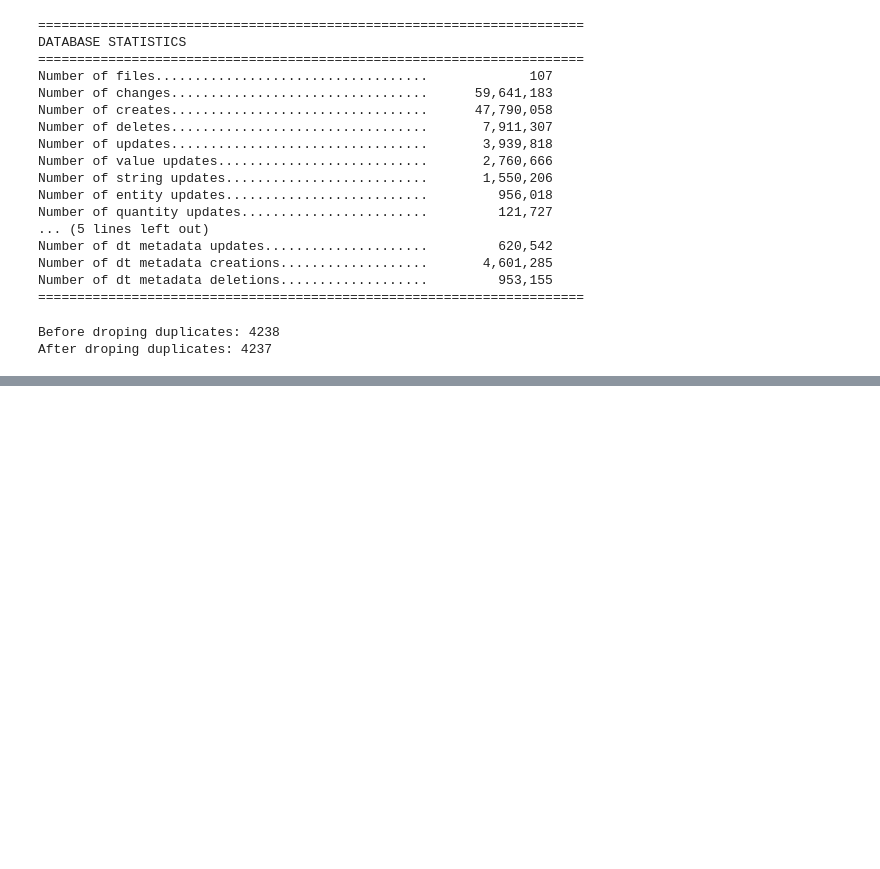
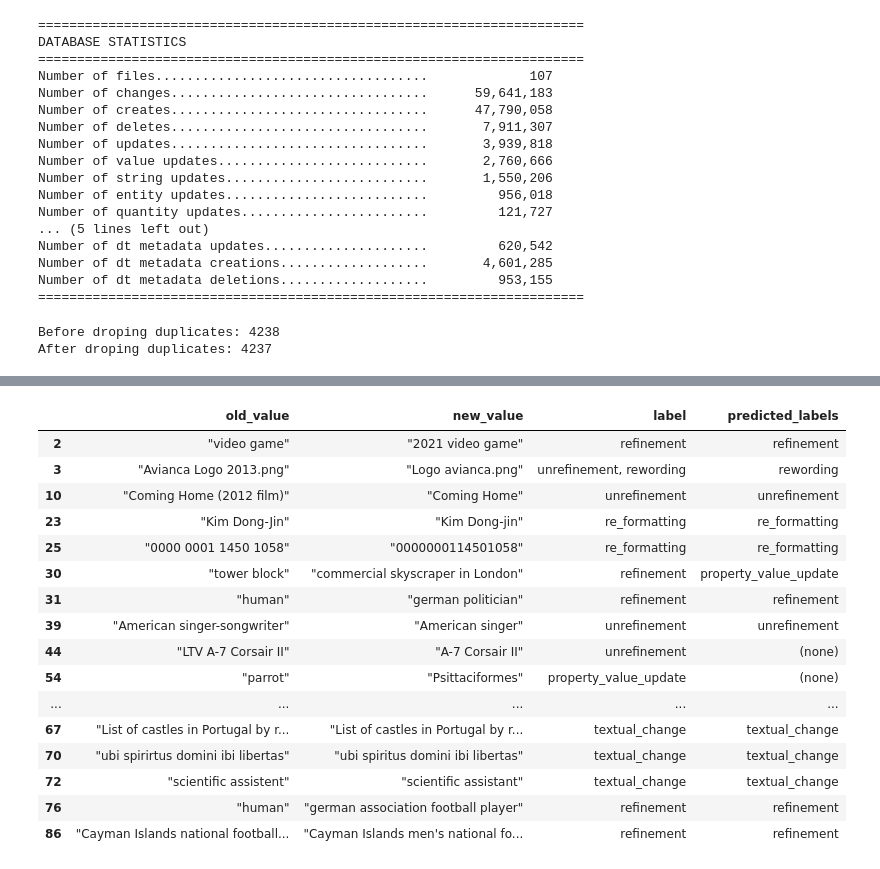
Before and after one commit to caroocortes/wikidata-change-classification, a Jupyter notebook: notebook.ipynb, the cells around one changed output, grey strips where cells are left out. Cells and saved outputs as stored; diff of their text form; code cells hidden in the pictures; blank space fills up the shorter version.

```diff
--- a/notebook.ipynb
+++ b/notebook.ipynb
@@ -470,0 +604,91 @@ Loaded 263 rows into property_labels
+# %%
+from sklearn.preprocessing import MultiLabelBinarizer
+
+df = pd.read_csv('gold_standard/gold_standard.csv')
+
+# this is wrong because it could be doing the binasrization differently
+df['labels_list'] = df['label'].str.split(', ')
+
+all_labels = [label for labels in df['labels_list'] for label in labels]
+
+label_binarizer = MultiLabelBinarizer()
+y_binary = label_binarizer.fit_transform(df['labels_list'])
+
+y_df = pd.DataFrame(y_binary, columns=label_binarizer.classes_)
+
+# df with binary columns for each label
+df = pd.concat([df, y_df], axis=1)
+df.drop(columns=['labels_list'], inplace=True)
+df.head(50)
+
+WD_STRING_TYPES = ['monolingualtext', 'string', 'external-id', 'url', 'commonsMedia', 'geo-shape', 'tabular-data', 'math', 'musical-notation', 'unknown-values']
+WD_ENTITY_TYPES = ['wikibase-item', 'wikibase-entityid', 'wikibase-property', 'wikibase-lexeme', 'wikibase-sense', 'wikibase-form', 'entity-schema']
+WD_BASIC_TYPES = ['globecoordinate', 'quantity', 'time']
+
+df['new_datatype'] = df.apply(
+    lambda x: 'text' if x['datatype'] in WD_STRING_TYPES else ('entity' if x['datatype'] in WD_ENTITY_TYPES else x['datatype']), axis=1
+)
+label_columns = label_binarizer.classes_.tolist()
+label_distribution = df.groupby('new_datatype')[label_columns].sum()
+# display(label_distribution)
+
+# TODO: Label untill 200 changes
+# Entity: more unrefinemet
+# Globe: more re-formatting, refinemet and unrefinement
+# Quantity; more re-formatting, refinemet and unrefinement
+# Text: more porp value update, textual change, rewording and unrefinement
+# Time: more refinement and unrefinement
+
+# TODO:
+# features correlate with the labels
+# see feature importance for the ones that don't perform that well
+
+
+# get predictions
+
+with open('classifiers_multilabel_random_forest.pkl', 'rb') as f:
+    classifiers = pickle.load(f)
+
+datatype = 'text'
+results_fold_0 = classifiers[datatype][0]
+# for result_f in results_folds:
+model = results_fold_0['classifier']
+multi_label_binarizer = results_fold_0['multi_label_binarizer']
+y_pred = results_fold_0['y_pred']
+y_test = results_fold_0['y_test']
+test_index = results_fold_0['test_index']
+
+y_pred_labels = multi_label_binarizer.inverse_transform(y_pred)
+y_test_labels = multi_label_binarizer.inverse_transform(y_test)
+
+pred_df = pd.DataFrame({
+    'predicted_labels': [', '.join(labels) if labels else '(none)' for labels in y_pred_labels],
+    'true_labels': [', '.join(labels) if labels else '(none)' for labels in y_test_labels]
+})
+
+# If you have test_indices, you can merge back to original df
+
+pred_df['original_index'] = test_index
+df_type = pd.read_csv(f'features/gs_features_{datatype}.csv')
+df_with_predictions = df_type.loc[test_index].copy()
+df_with_predictions['predicted_labels'] = pred_df['predicted_labels'].values
+
+display(df_with_predictions[['old_value', 'new_value', 'label', 'predicted_labels']].head(20))
+# %% [output]
+|  | old_value | new_value | label | predicted_labels |
+| 2 | "video game" | "2021 video game" | refinement | refinement |
+| 3 | "Avianca Logo 2013.png" | "Logo avianca.png" | unrefinement, rewording | rewording |
+| 10 | "Coming Home (2012 film)" | "Coming Home" | unrefinement | unrefinement |
+| 23 | "Kim Dong-Jin" | "Kim Dong-jin" | re_formatting | re_formatting |
+| 25 | "0000 0001 1450 1058" | "0000000114501058" | re_formatting | re_formatting |
+| 30 | "tower block" | "commercial skyscraper in London" | refinement | property_value_update |
+| 31 | "human" | "german politician" | refinement | refinement |
+| 39 | "American singer-songwriter" | "American singer" | unrefinement | unrefinement |
+| 44 | "LTV A-7 Corsair II" | "A-7 Corsair II" | unrefinement | (none) |
+| 54 | "parrot" | "Psittaciformes" | property_value_update | (none) |
+| ... | ... | ... | ... | ... |
+| 67 | "List of castles in Portugal by r... | "List of castles in Portugal by r... | textual_change | textual_change |
+| 70 | "ubi spirirtus domini ibi libertas" | "ubi spiritus domini ibi libertas" | textual_change | textual_change |
+| 72 | "scientific assistent" | "scientific assistant" | textual_change | textual_change |
+| 76 | "human" | "german association football player" | refinement | refinement |
+| 86 | "Cayman Islands national football... | "Cayman Islands men's national fo... | refinement | refinement |
```
Also changed, not shown: parts of 18 cells of this notebook, 20 other files.
